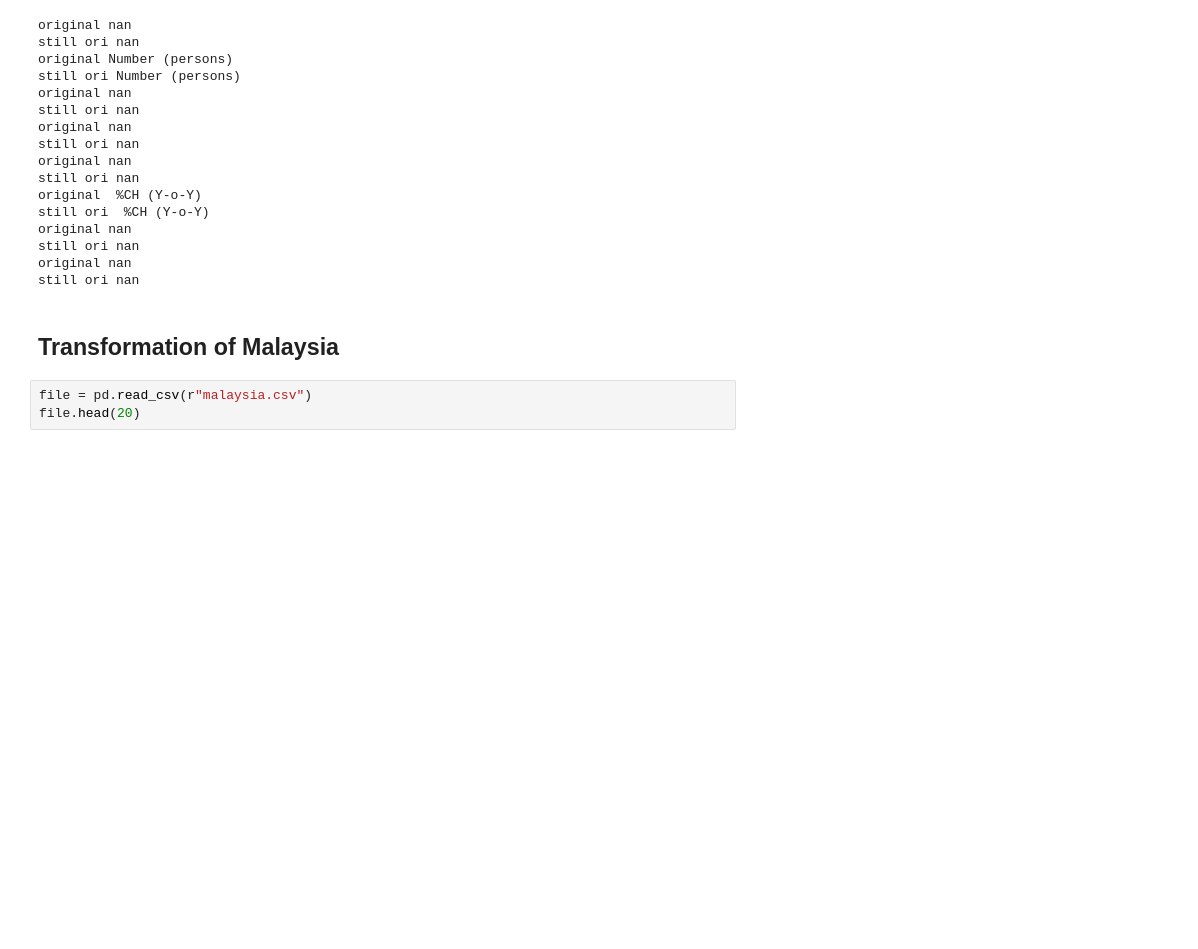
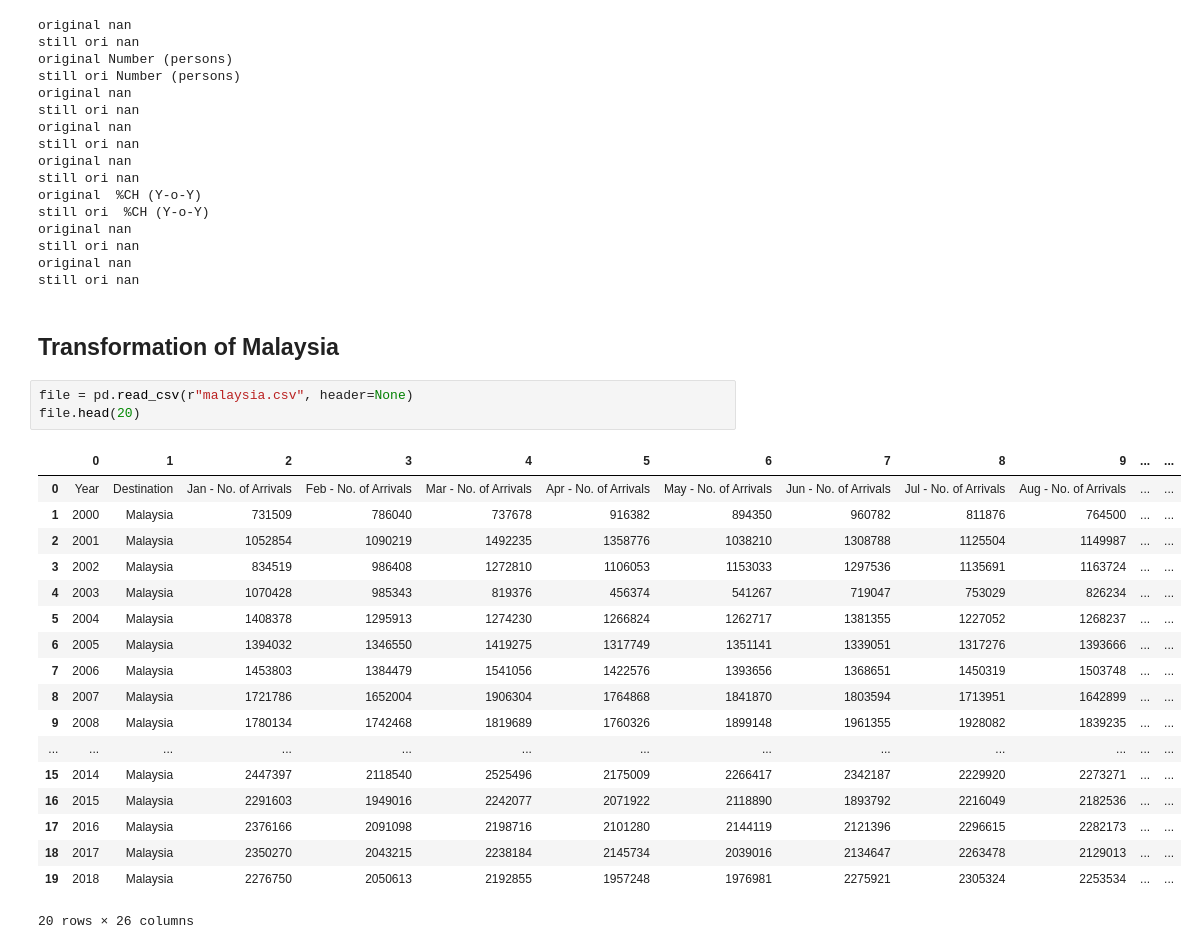
Before and after one commit to geadkee/FYP-TouristArrivalsPrediction, a Jupyter notebook: data-preprocess.ipynb, the cells around one changed output. Cells and saved outputs as stored; diff of their text form; blank space fills up the shorter version.

```diff
--- a/data-preprocess.ipynb
+++ b/data-preprocess.ipynb
@@ -109,7 +109,26 @@ still ori nan
 # %% [markdown]
 ## Transformation of Malaysia
 # %%
-file = pd.read_csv(r"malaysia.csv")
+file = pd.read_csv(r"malaysia.csv", header=None)
 file.head(20)
+# %% [output]
+|  | 0 | 1 | 2 | 3 | 4 | 5 | 6 | 7 | 8 | 9 | ... | ... |
+| 0 | Year | Destination | Jan - No. of Arrivals | Feb - No. of Arrivals | Mar - No. of Arrivals | Apr - No. of Arrivals | May - No. of Arrivals | Jun - No. of Arrivals | Jul - No. of Arrivals | Aug - No. of Arrivals | ... | ... |
+| 1 | 2000 | Malaysia | 731509 | 786040 | 737678 | 916382 | 894350 | 960782 | 811876 | 764500 | ... | ... |
+| 2 | 2001 | Malaysia | 1052854 | 1090219 | 1492235 | 1358776 | 1038210 | 1308788 | 1125504 | 1149987 | ... | ... |
+| 3 | 2002 | Malaysia | 834519 | 986408 | 1272810 | 1106053 | 1153033 | 1297536 | 1135691 | 1163724 | ... | ... |
+| 4 | 2003 | Malaysia | 1070428 | 985343 | 819376 | 456374 | 541267 | 719047 | 753029 | 826234 | ... | ... |
+| 5 | 2004 | Malaysia | 1408378 | 1295913 | 1274230 | 1266824 | 1262717 | 1381355 | 1227052 | 1268237 | ... | ... |
+| 6 | 2005 | Malaysia | 1394032 | 1346550 | 1419275 | 1317749 | 1351141 | 1339051 | 1317276 | 1393666 | ... | ... |
+| 7 | 2006 | Malaysia | 1453803 | 1384479 | 1541056 | 1422576 | 1393656 | 1368651 | 1450319 | 1503748 | ... | ... |
+| 8 | 2007 | Malaysia | 1721786 | 1652004 | 1906304 | 1764868 | 1841870 | 1803594 | 1713951 | 1642899 | ... | ... |
+| 9 | 2008 | Malaysia | 1780134 | 1742468 | 1819689 | 1760326 | 1899148 | 1961355 | 1928082 | 1839235 | ... | ... |
+| ... | ... | ... | ... | ... | ... | ... | ... | ... | ... | ... | ... | ... |
+| 15 | 2014 | Malaysia | 2447397 | 2118540 | 2525496 | 2175009 | 2266417 | 2342187 | 2229920 | 2273271 | ... | ... |
+| 16 | 2015 | Malaysia | 2291603 | 1949016 | 2242077 | 2071922 | 2118890 | 1893792 | 2216049 | 2182536 | ... | ... |
+| 17 | 2016 | Malaysia | 2376166 | 2091098 | 2198716 | 2101280 | 2144119 | 2121396 | 2296615 | 2282173 | ... | ... |
+| 18 | 2017 | Malaysia | 2350270 | 2043215 | 2238184 | 2145734 | 2039016 | 2134647 | 2263478 | 2129013 | ... | ... |
+| 19 | 2018 | Malaysia | 2276750 | 2050613 | 2192855 | 1957248 | 1976981 | 2275921 | 2305324 | 2253534 | ... | ... |
+20 rows × 26 columns
 # %%
 file1 = file.drop(file.iloc[:, -12:-1], axis=1)
```
Also changed, not shown: parts of 8 cells of this notebook, 1 other file.
